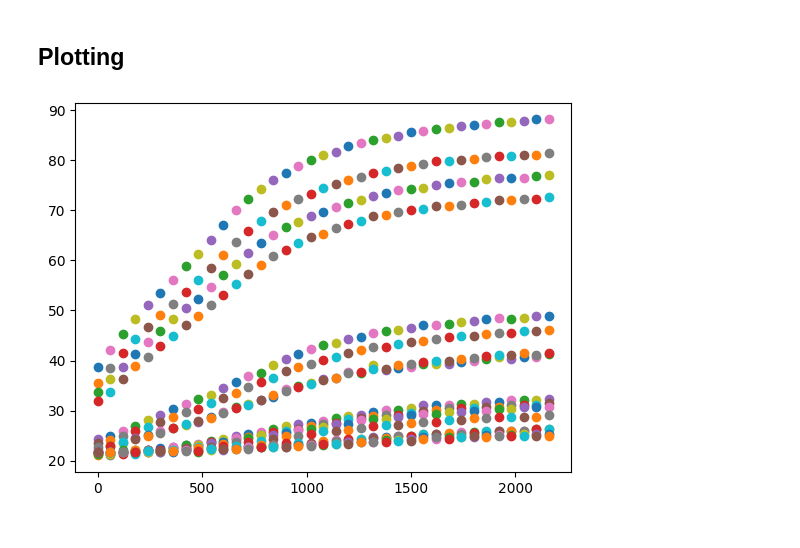
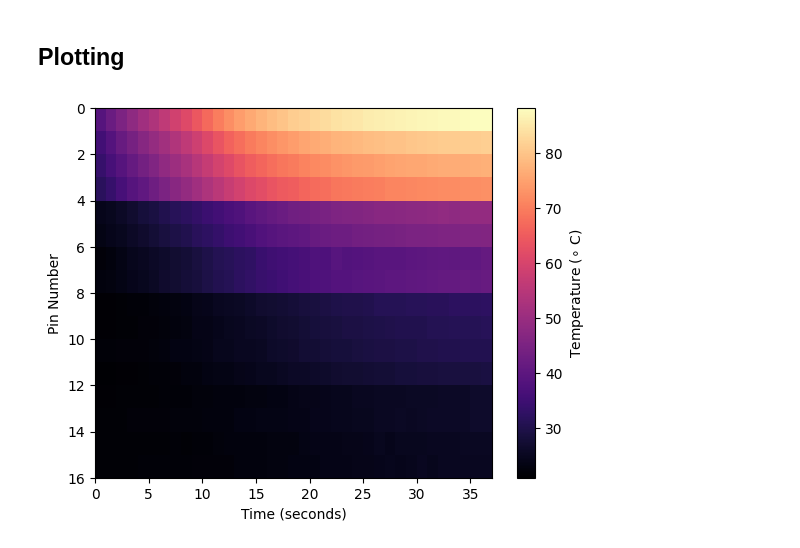
Before and after one commit to daraghhollman/UCD_4thYear_Labs, a Jupyter notebook: NewtonsCooling/python/NewtonsCooling.ipynb, the cells around one changed output. Drawn from its saved outputs; the diff is of its cells as text; code cells hidden in the pictures.

```diff
--- a/NewtonsCooling/python/NewtonsCooling.ipynb
+++ b/NewtonsCooling/python/NewtonsCooling.ipynb
@@ -260,9 +263,20 @@ testRun = GetData("/home/daraghhollman/Main/ucd_4thYearLabs/NewtonsCooling/data/
-# %%
-for i, (time, pinVoltages) in enumerate(zip(testRun[0], testRun[1])):
-
-    temperatures = CalibrationFunction(pinVoltages)
-
-    for t in temperatures:
-        plt.scatter(time, t)
-# %% [output]
-[figure, removed]
+# %%
+data = GetData("/home/daraghhollman/Main/ucd_4thYearLabs/NewtonsCooling/data/run_one_cont/*")
+
+temperatureArray = np.zeros((len(data[0]), len(data[1][0])))
+
+fig = plt.figure()
+ax = fig.add_subplot(111)
+
+for i, timeRow in enumerate(temperatureArray):
+    temperatureArray[i] = CalibrationFunction(data[1][i])
+
+cbar = ax.pcolormesh(temperatureArray.T, cmap="magma")
+fig.colorbar(cbar, label=r"Temperature ($\circ$ C)")
+
+ax.set_xlabel("Time (seconds)")
+ax.set_ylabel("Pin Number") # Note we need to convert from pin number to distance from hot resevoir
+
+plt.gca().invert_yaxis()
+# %% [output]
+[figure, added]
```
Also changed, not shown: parts of 3 cells of this notebook.
